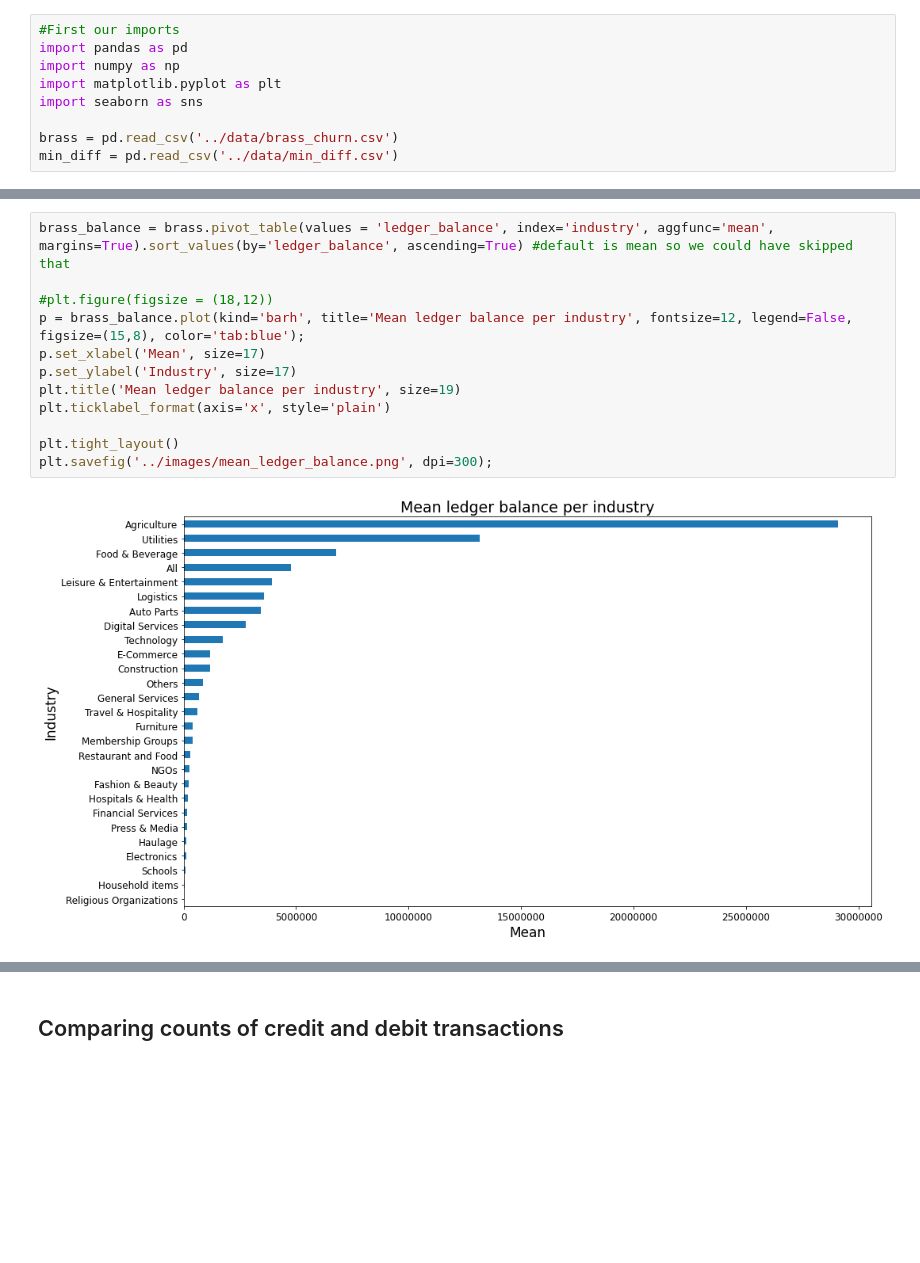
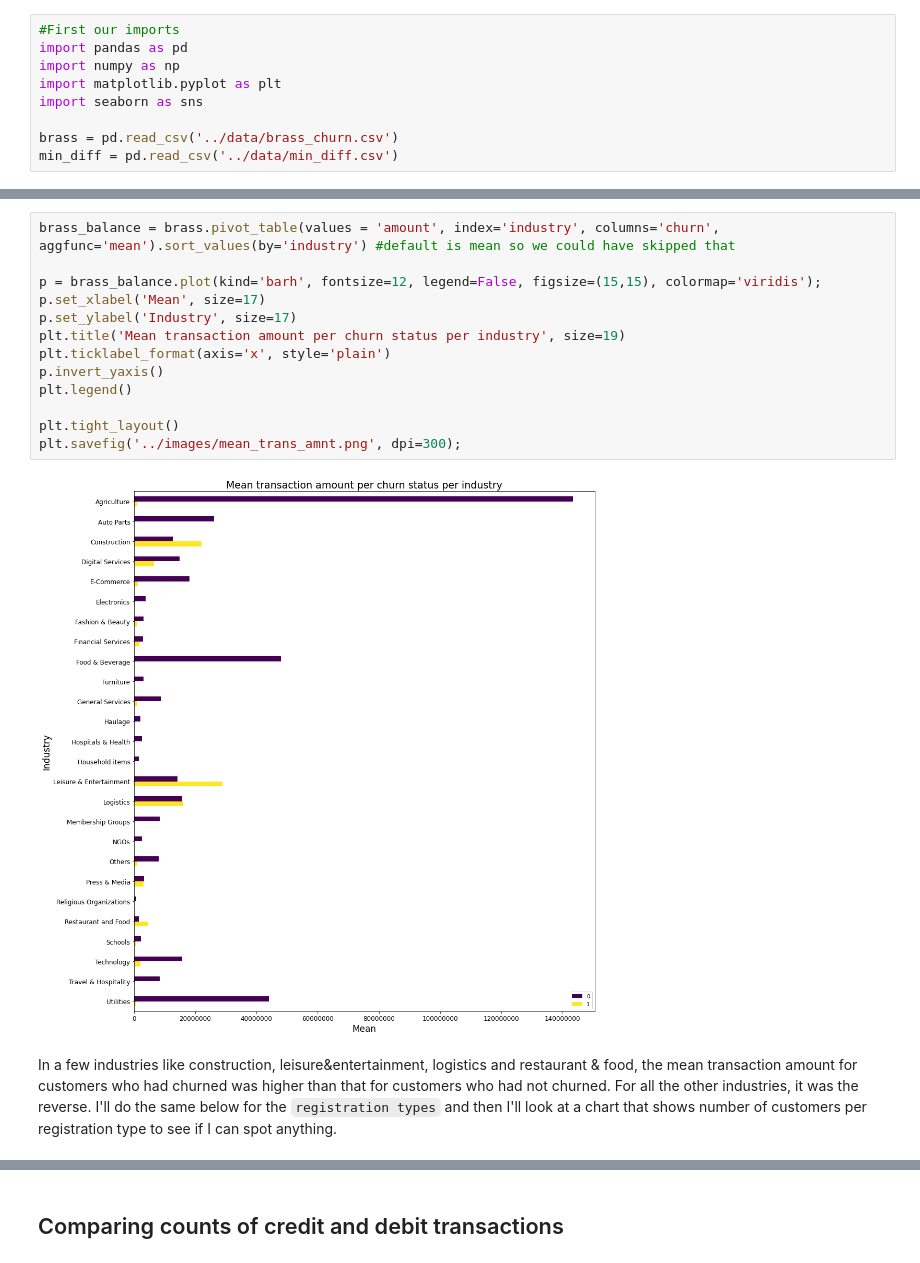
Before and after one commit to stanleyaz/Predicting-Customer-Churn, a Jupyter notebook: notebooks/02_eda.ipynb, the cells around one changed output, grey strips where cells are left out. Saved outputs shown, nothing was run; the diff lists cells and outputs as text; blank space fills up the shorter version.

```diff
--- a/notebooks/02_eda.ipynb
+++ b/notebooks/02_eda.ipynb
@@ -26,14 +26,17 @@ min_diff.head(3)
 # %%
-brass_balance = brass.pivot_table(values = 'ledger_balance', index='industry', aggfunc='mean', margins=True).sort_values(by='ledger_balance', ascending=True) #default is mean so we could have skipped that
+brass_balance = brass.pivot_table(values = 'amount', index='industry', columns='churn', aggfunc='mean').sort_values(by='industry') #default is mean so we could have skipped that
 
-#plt.figure(figsize = (18,12))
-p = brass_balance.plot(kind='barh', title='Mean ledger balance per industry', fontsize=12, legend=False, figsize=(15,8), color='tab:blue');
+p = brass_balance.plot(kind='barh', fontsize=12, legend=False, figsize=(15,15), colormap='viridis');
 p.set_xlabel('Mean', size=17)
 p.set_ylabel('Industry', size=17)
-plt.title('Mean ledger balance per industry', size=19)
+plt.title('Mean transaction amount per churn status per industry', size=19)
 plt.ticklabel_format(axis='x', style='plain')
+p.invert_yaxis()
+plt.legend()
 
 plt.tight_layout()
-plt.savefig('../images/mean_ledger_balance.png', dpi=300);
+plt.savefig('../images/mean_trans_amnt.png', dpi=300);
 # %% [output]
-[figure, old version]
+[figure, new version]
+# %% [markdown]
+In a few industries like construction, leisure&entertainment, logistics and restaurant & food, the mean transaction amount for customers who had churned was higher than that for customers who had not churned. For all the other industries, it was the reverse. I'll do the same below for the `registration types` and then I'll look at a chart that shows number of customers per registration type to see if I can spot anything.
```
Also changed, not shown: parts of 20 cells of this notebook, 15 other files.
